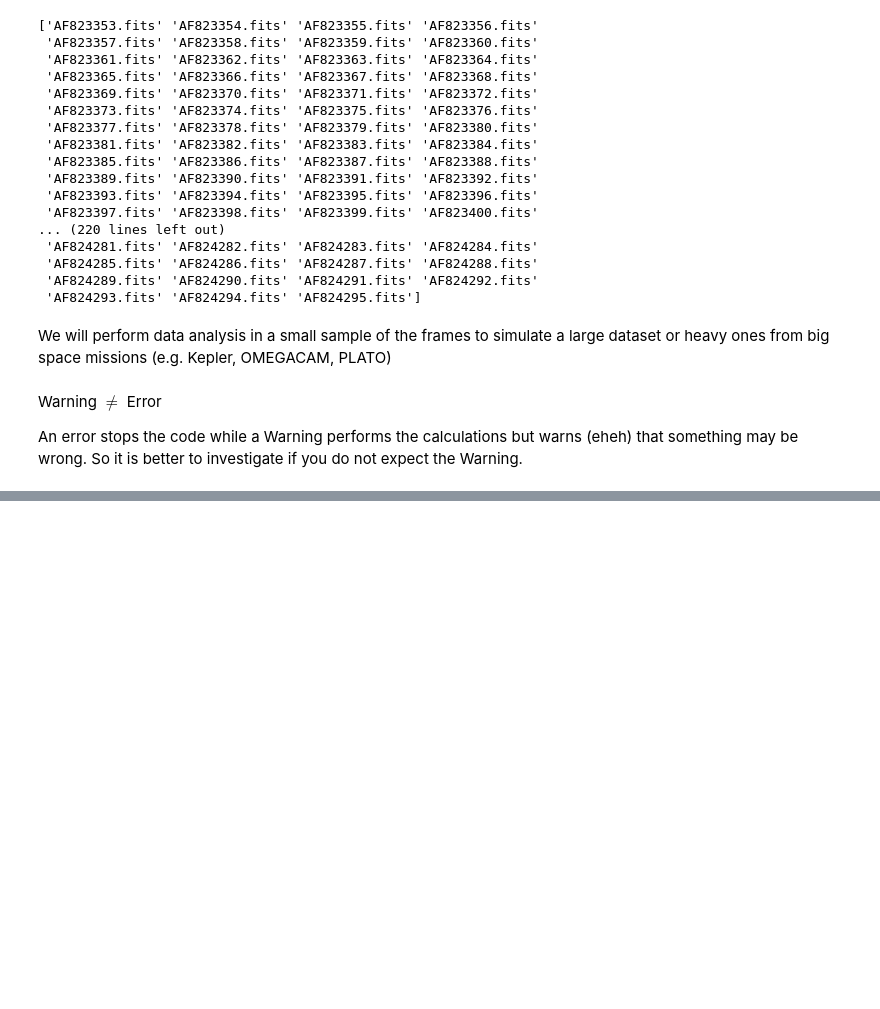
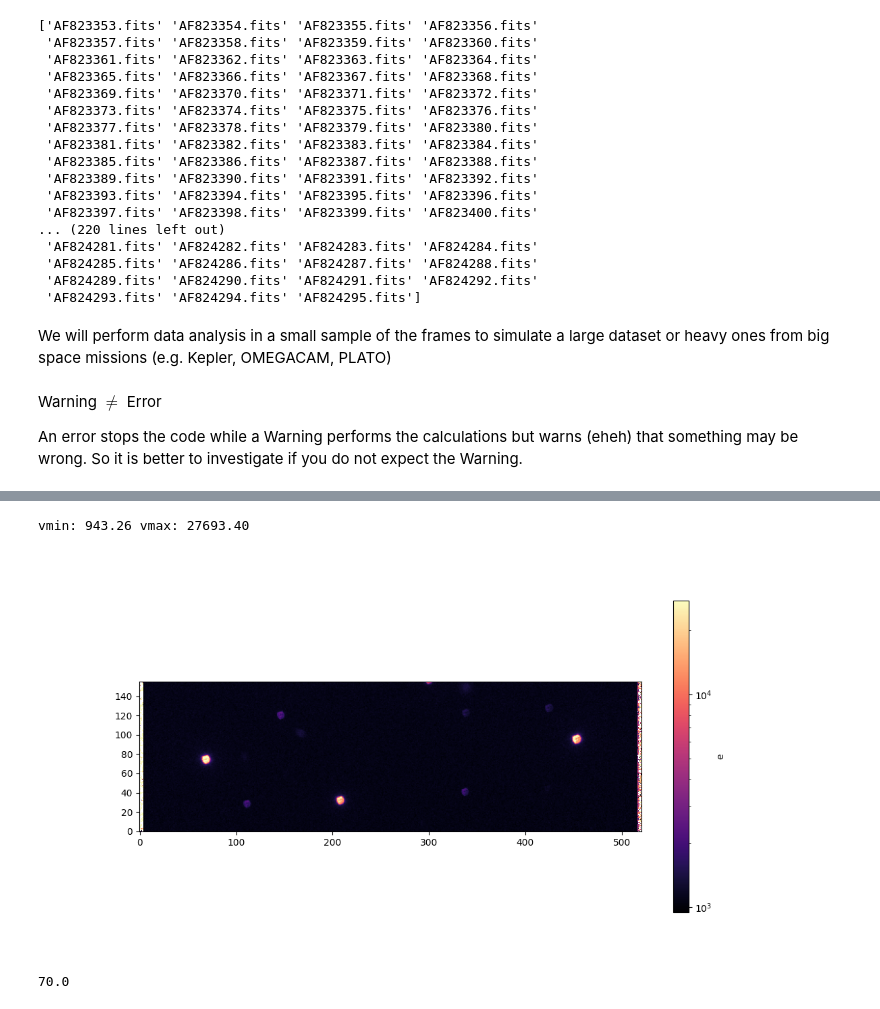
Before and after one commit to AstroMichele/AstroLab2-2024, a Jupyter notebook: science.ipynb, the cells around one changed output, grey strips where cells are left out. Saved outputs shown, nothing was run; the diff lists cells and outputs as text; code cells hidden in the pictures; blank space fills up the shorter version.

```diff
--- a/science.ipynb
+++ b/science.ipynb
@@ -53,0 +152,25 @@ An error stops the code while a Warning performs the calculations but warns (ehe
+# %%
+science_frame_name = '../group08_HAT-P-12_20230214/correct/' + science_test_list[-1][:-5] + '.p'
+science_corrected = pickle.load(open(science_frame_name, 'rb'))
+
+import matplotlib.colors as colors
+
+vmin = np.amin(science_corrected[:, 100:400])
+vmax = np.amax(science_corrected[:, 100:400])
+print('vmin: {0:5.2f} vmax: {1:5.2f}'.format(vmin, vmax))
+
+fig = plt.figure(figsize=(12, 6))
+im1 = plt.imshow(science_corrected, cmap=plt.colormaps['magma'], norm=colors.LogNorm(vmin=vmin, vmax=vmax), origin='lower')
+cbar = fig.colorbar(im1)
+
+cbar.set_label('e')
+plt.show()
+# %% [output]
+vmin: 943.26 vmax: 27693.40
+[figure, added]
+# %%
+head[0].header['ROTANGLE']
+
+#now we have to find out which one is the target and which one is the reference
+# %% [output]
+70.0
```
Also changed, not shown: parts of 14 cells of this notebook.
